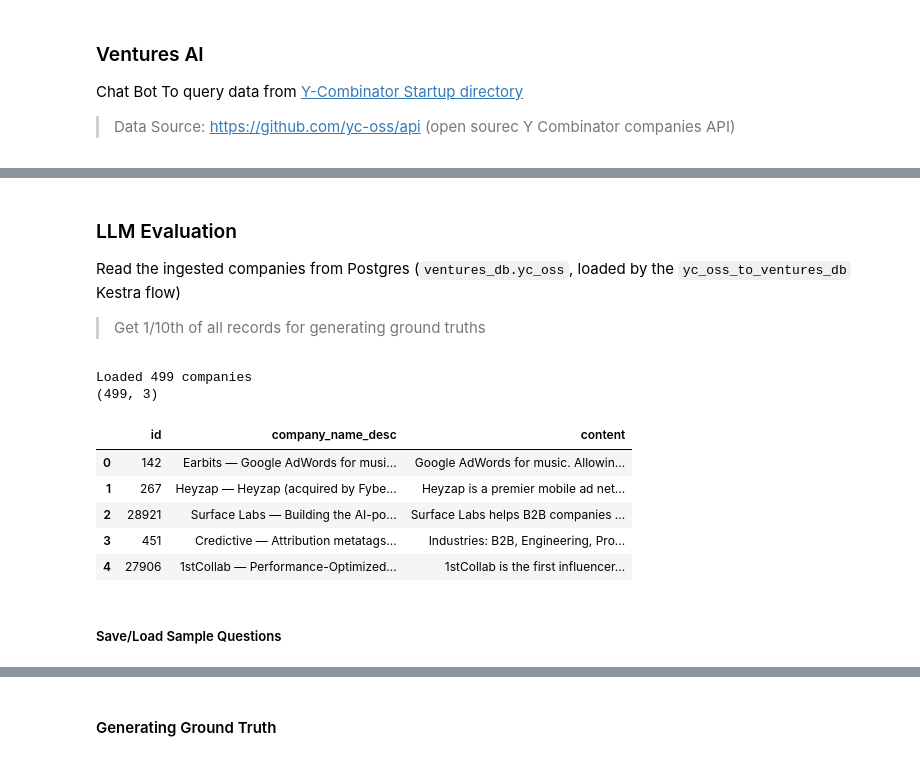
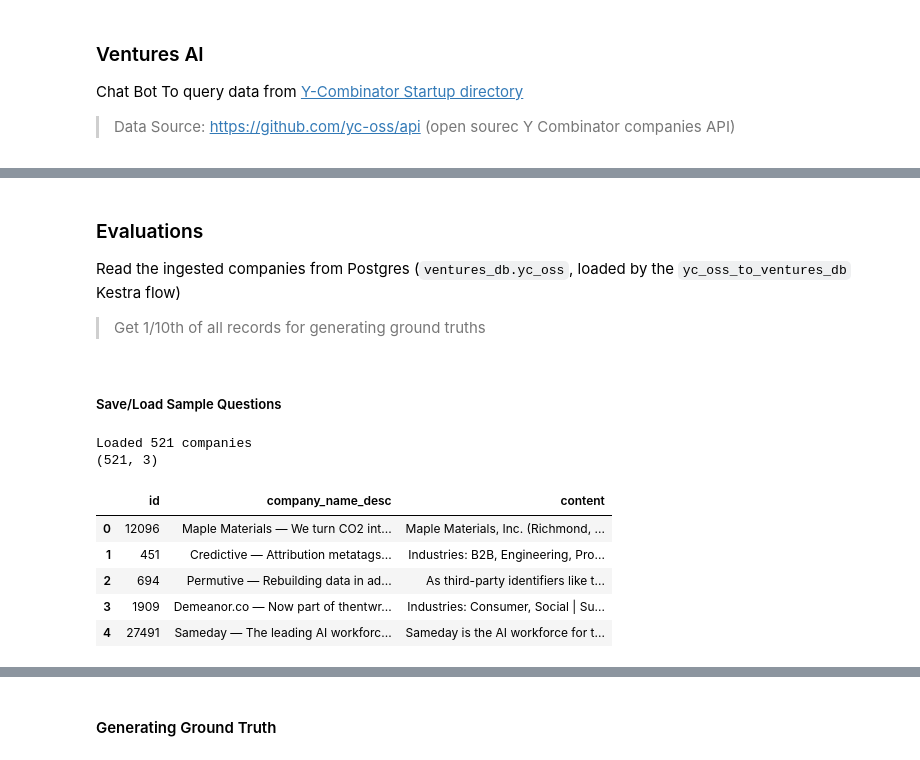
Before and after one commit to dakn2005/YC-Ventures-AI, a Jupyter notebook: notebooks/ventures.ipynb, the cells around one changed output, grey strips where cells are left out. Saved outputs shown, nothing was run; the diff lists cells and outputs as text; code cells hidden in the pictures.

Commit message:
Search evals local vs openai Adding Sample data to db

```diff
--- a/notebooks/ventures.ipynb
+++ b/notebooks/ventures.ipynb
@@ -8,5 +11,5 @@ Chat Bot To query data from [Y-Combinator Startup directory](https://www.ycombin
 # %% [markdown]
-### LLM Evaluation
+### Evaluations
 
 Read the ingested companies from Postgres (`ventures_db.yc_oss`, loaded by the `yc_oss_to_ventures_db` Kestra flow)
 > Get 1/10th of all records for generating ground truths
@@ -30,28 +50,27 @@ conn = psycopg.connect(
+# %% [markdown]
+##### Save/Load Sample Questions
 # %%
 # with conn:
 df = pd.read_sql("""
     SELECT
         company_id id,
         title company_name_desc,
         content
-    FROM yc_oss_fulltext
-    where random() < 0.1
+    FROM yc_oss_sample_records
     """
 , conn)
 
 # conn.close()
 
 print(f"Loaded {len(df)} companies")
 print(df.shape)
 df.head()
 # %% [output]
-Loaded 499 companies
-(499, 3)
+Loaded 521 companies
+(521, 3)
 |  | id | company_name_desc | content |
-| 0 | 142 | Earbits — Google AdWords for musi... | Google AdWords for music. Allowin... |
-| 1 | 267 | Heyzap — Heyzap (acquired by Fybe... | Heyzap is a premier mobile ad net... |
-| 2 | 28921 | Surface Labs — Building the AI-po... | Surface Labs helps B2B companies ... |
-| 3 | 451 | Credictive — Attribution metatags... | Industries: B2B, Engineering, Pro... |
-| 4 | 27906 | 1stCollab — Performance-Optimized... | 1stCollab is the first influencer... |
+| 0 | 12096 | Maple Materials — We turn CO2 int... | Maple Materials, Inc. (Richmond, ... |
+| 1 | 451 | Credictive — Attribution metatags... | Industries: B2B, Engineering, Pro... |
+| 2 | 694 | Permutive — Rebuilding data in ad... | As third-party identifiers like t... |
+| 3 | 1909 | Demeanor.co — Now part of thentwr... | Industries: Consumer, Social | Su... |
+| 4 | 27491 | Sameday — The leading AI workforc... | Sameday is the AI workforce for t... |
-# %% [markdown]
-##### Save/Load Sample Questions
```
Also changed, not shown: parts of 32 cells of this notebook, 5 other files.
